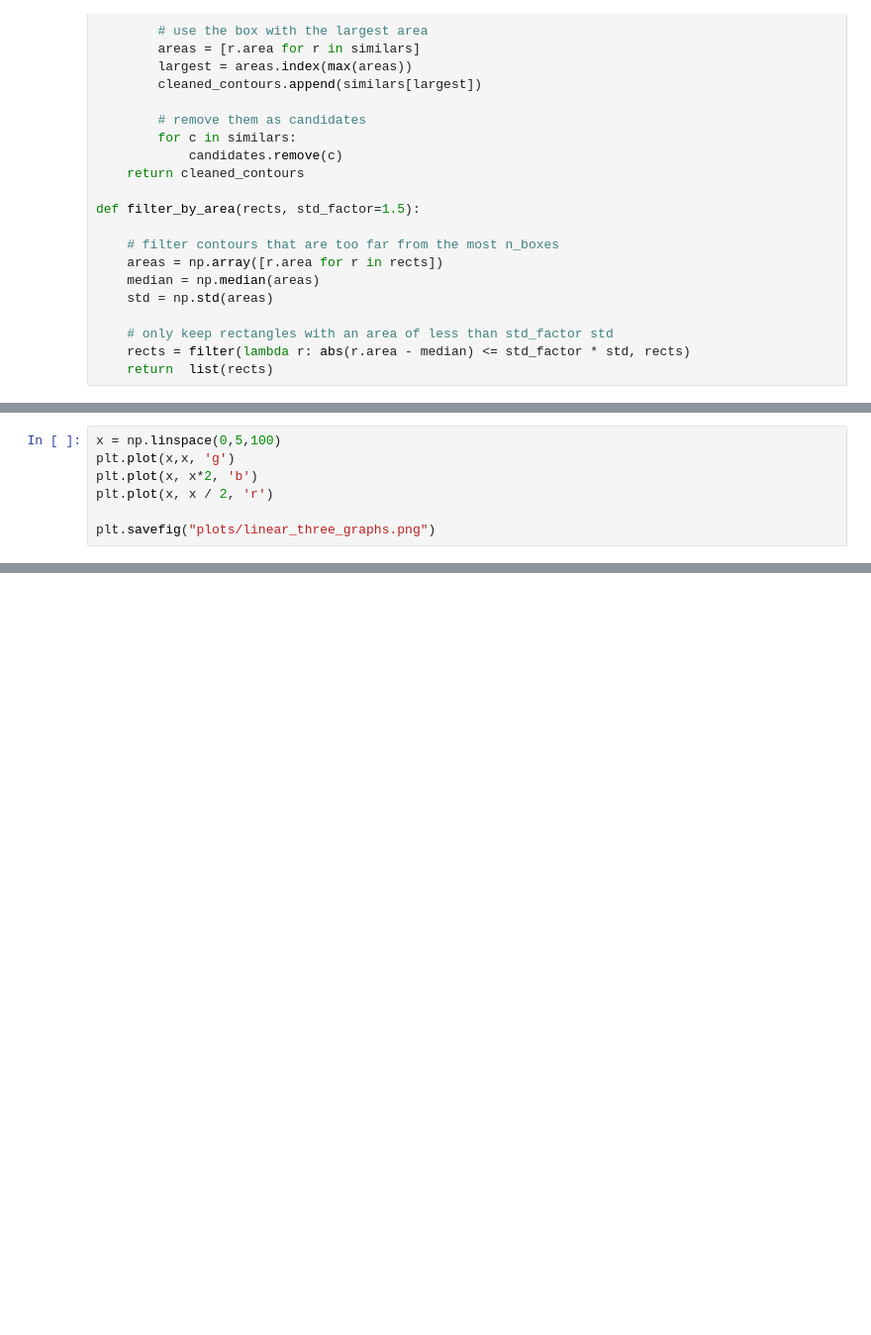
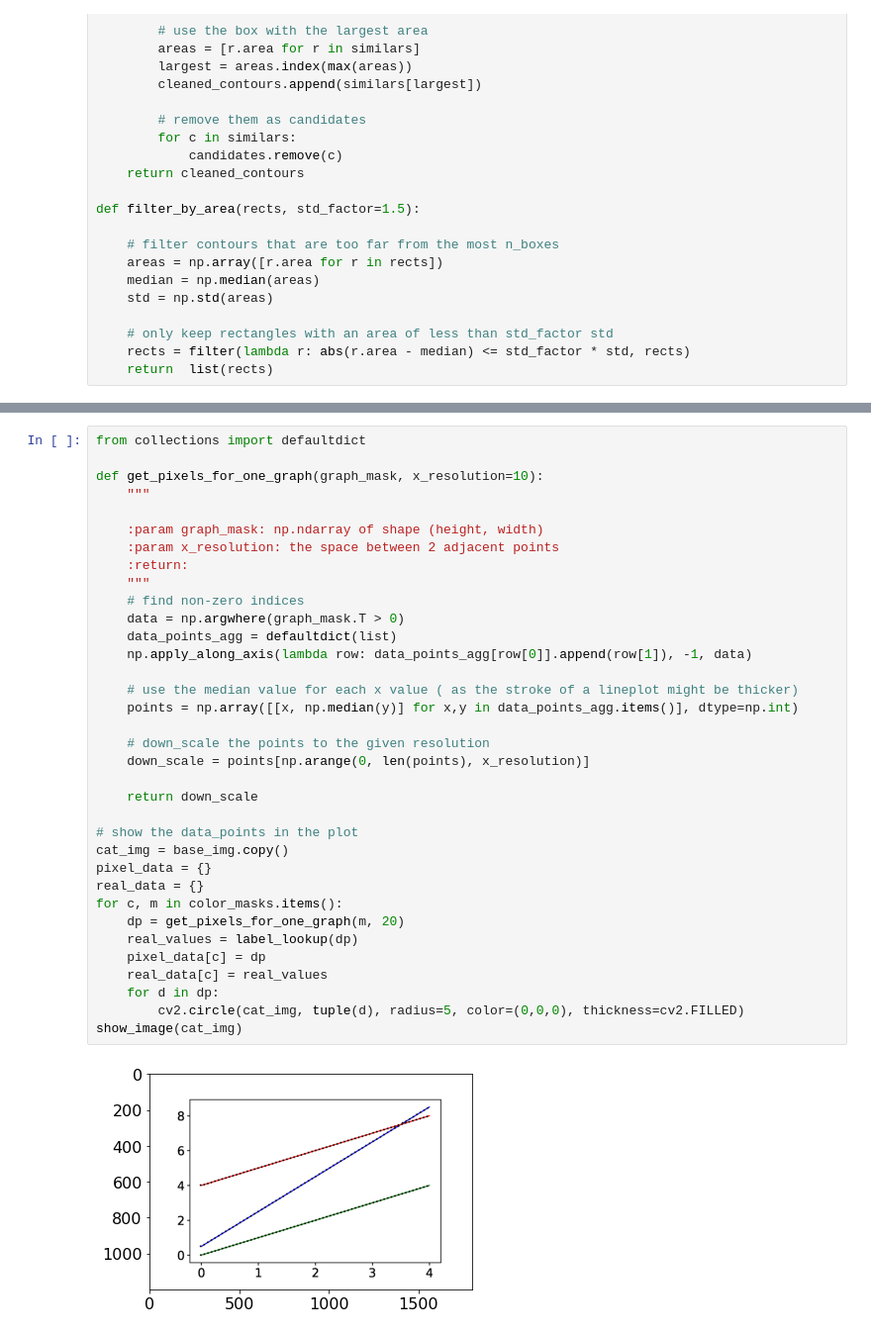
Before and after one commit to almajo/reverse-plot, a Jupyter notebook: prototype.ipynb, the cells around one changed output, grey strips where cells are left out. Shown at 99% size. Drawn from its saved outputs; the diff is of its cells as text; blank space fills up the shorter version.

```diff
--- a/prototype.ipynb
+++ b/prototype.ipynb
@@ -226,7 +226,0 @@ Y-Labels: [(5, (35, 47, 57, 51)), (3, (35, 377, 57, 51)), (2, (35, 540, 57, 51))
-# %%
-x = np.linspace(0,5,100)
-plt.plot(x,x, 'g')
-plt.plot(x, x*2, 'b')
-plt.plot(x, x / 2, 'r')
-
-plt.savefig("plots/linear_three_graphs.png")
@@ -271,0 +262,37 @@ found 3 colors/graphs
+# %%
+from collections import defaultdict
+
+def get_pixels_for_one_graph(graph_mask, x_resolution=10):
+    """
+
+    :param graph_mask: np.ndarray of shape (height, width)
+    :param x_resolution: the space between 2 adjacent points
+    :return:
+    """
+    # find non-zero indices
+    data = np.argwhere(graph_mask.T > 0)
+    data_points_agg = defaultdict(list)
+    np.apply_along_axis(lambda row: data_points_agg[row[0]].append(row[1]), -1, data)
+
+    # use the median value for each x value ( as the stroke of a lineplot might be thicker)
+    points = np.array([[x, np.median(y)] for x,y in data_points_agg.items()], dtype=np.int)
+
+    # down_scale the points to the given resolution
+    down_scale = points[np.arange(0, len(points), x_resolution)]
+
+    return down_scale
+
+# show the data_points in the plot
+cat_img = base_img.copy()
+pixel_data = {}
+real_data = {}
+for c, m in color_masks.items():
+    dp = get_pixels_for_one_graph(m, 20)
+    real_values = label_lookup(dp)
+    pixel_data[c] = dp
+    real_data[c] = real_values
+    for d in dp:
+        cv2.circle(cat_img, tuple(d), radius=5, color=(0,0,0), thickness=cv2.FILLED)
+show_image(cat_img)
+# %% [output]
+[figure, added]
```
Also changed, not shown: parts of 9 cells of this notebook.
